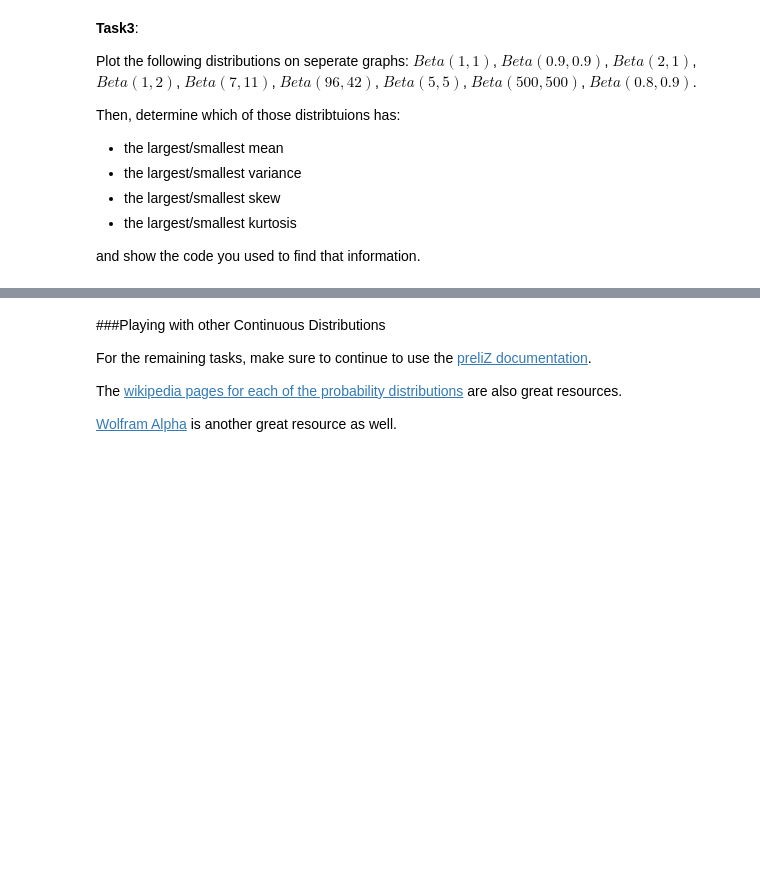
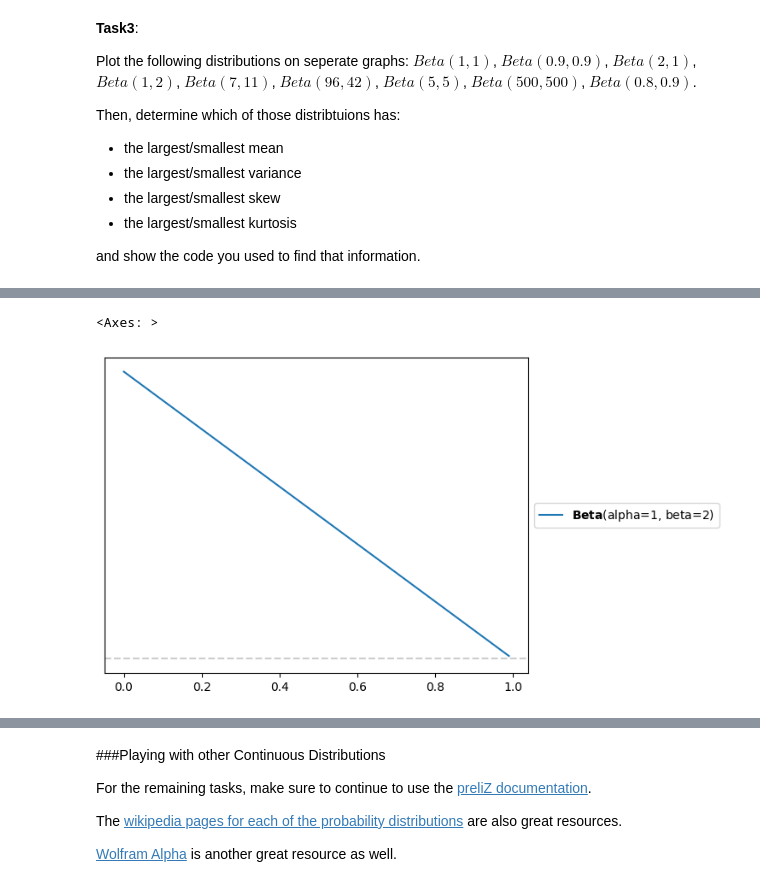
Before and after one commit to Orange314159/DataScience, a Jupyter notebook: MatthewRobsonUnitThreeExercisesSF.ipynb, the cells around one changed output, grey strips where cells are left out. Saved outputs shown, nothing was run; the diff lists cells and outputs as text; code cells hidden in the pictures; blank space fills up the shorter version.

```diff
--- a/MatthewRobsonUnitThreeExercisesSF.ipynb
+++ b/MatthewRobsonUnitThreeExercisesSF.ipynb
@@ -66,0 +82,5 @@ and show the code you used to find that information.
+# %%
+pz.Beta(alpha=1,beta=2).plot_pdf()
+# %% [output]
+<Axes: >
+[figure, added]
```
Also changed, not shown: parts of 12 cells of this notebook.
